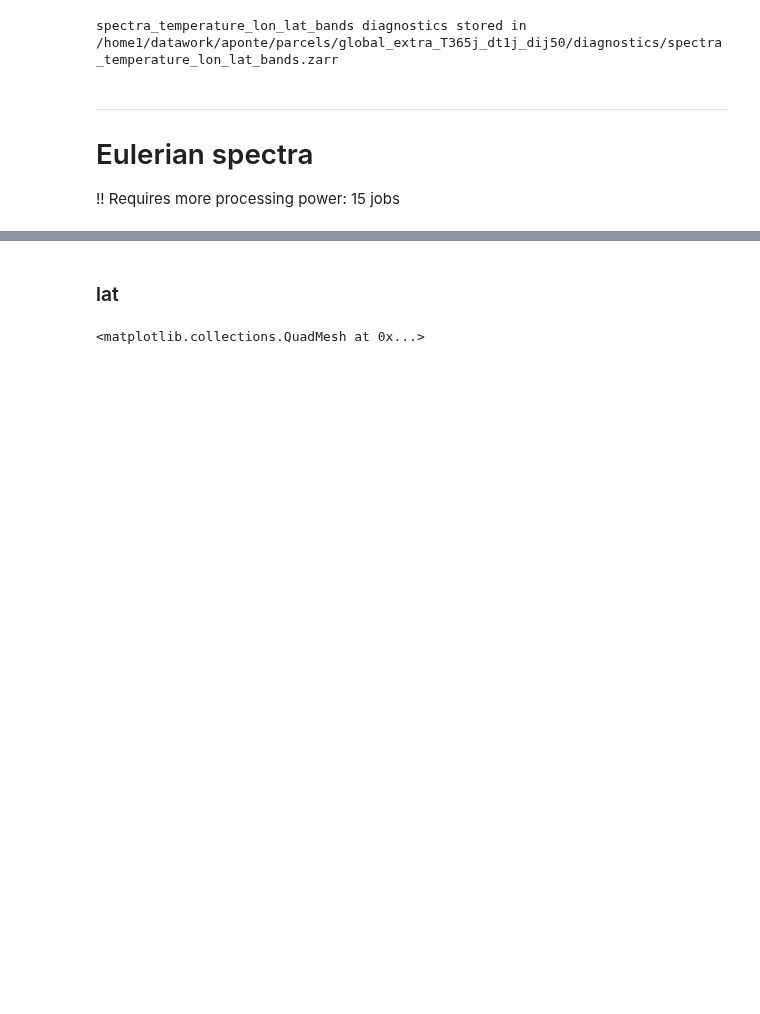
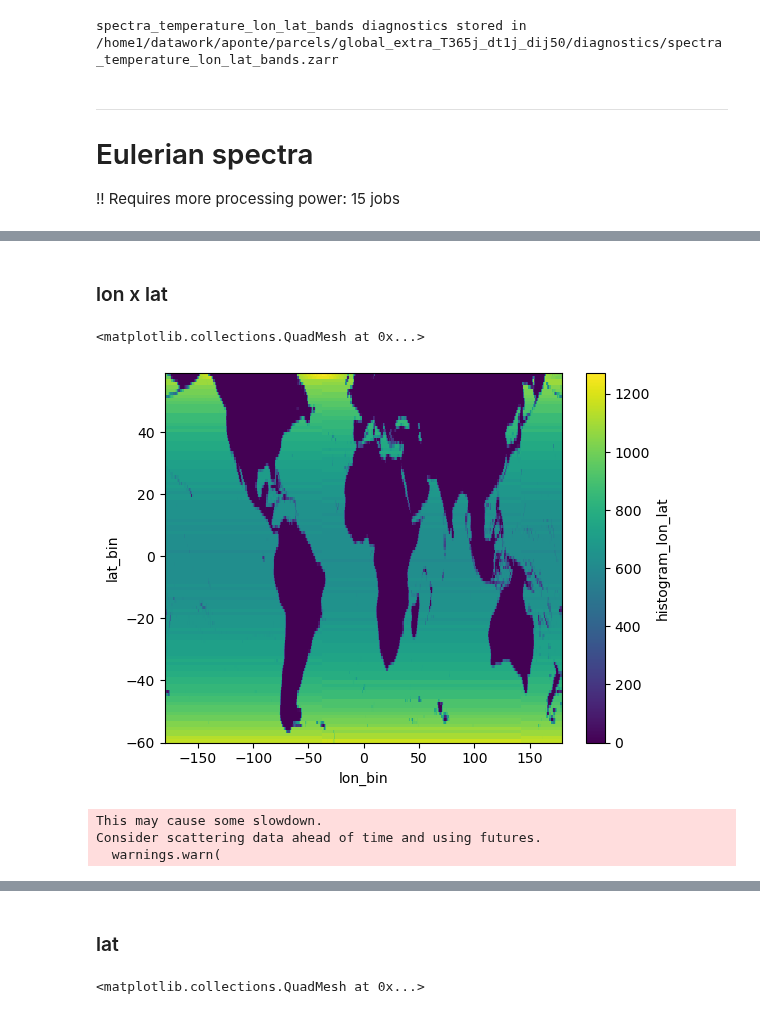
Before and after one commit to apatlpo/mit_equinox, a Jupyter notebook: parcels/spectra_binned.ipynb, the cells around one changed output, grey strips where cells are left out. Cells and saved outputs as stored; diff of their text form; code cells hidden in the pictures; blank space fills up the shorter version.

```diff
--- a/parcels/spectra_binned.ipynb
+++ b/parcels/spectra_binned.ipynb
@@ -334 +373,26 @@ dask.array<chunksize=(1, 24, 72, 1440), meta=np.ndarray>
 Attributes: (0)
+# %% [markdown]
+### lon x lat
+# %%
+mask0 = (~ds.SSUV.isel(freq_time=0).isnull()).persist()
+# %%
+ds['lon'] = (0*ds.face+ds.XC).where(mask0)
+ds['lat'] = (0*ds.face+ds.YC).where(mask0)
+#mask =
+ds = ds.persist()
+# %%
+dl = 1.
+lon_bins = np.arange(-180.,180., dl)
+lat_bins = np.arange(-60, 60, dl)
+
+N = histogram(
+    ds.lon.rename('lon'), ds.lat.rename('lat'),
+    bins=[lon_bins, lat_bins],
+    dim=['i', 'j', 'face'],
+    block_size=None,
+).compute()
+
+N.plot(x='lon_bin')
+# %% [output]
+<matplotlib.collections.QuadMesh at 0x...>
+[figure, added]
@@ -334,0 +404,23 @@ Attributes: (0)
+# %%
+E = (
+    histogram(
+        ds.lon, ds.lat,
+        bins=[lon_bins, lat_bins],
+        weights=ds.SSUV.fillna(0.),
+        dim=['i', 'j', 'face']
+    )
+    #.chunk(dict(freq_time=10))
+    .assign_coords(freq_time=ds.freq_time)
+    .persist()
+)
+
+E = (E/N).rename('E_SSUV')
+
+#E.sel(freq_time=1, method="nearest").plot(x="lon_bin")
+
+# apply mask
+E = E.where(E.isel(freq_time=0)>0, drop=False)
+# %% [output]
+This may cause some slowdown.
+Consider scattering data ahead of time and using futures.
+  warnings.warn(
```
Also changed, not shown: parts of 20 cells of this notebook, 6 other files.
